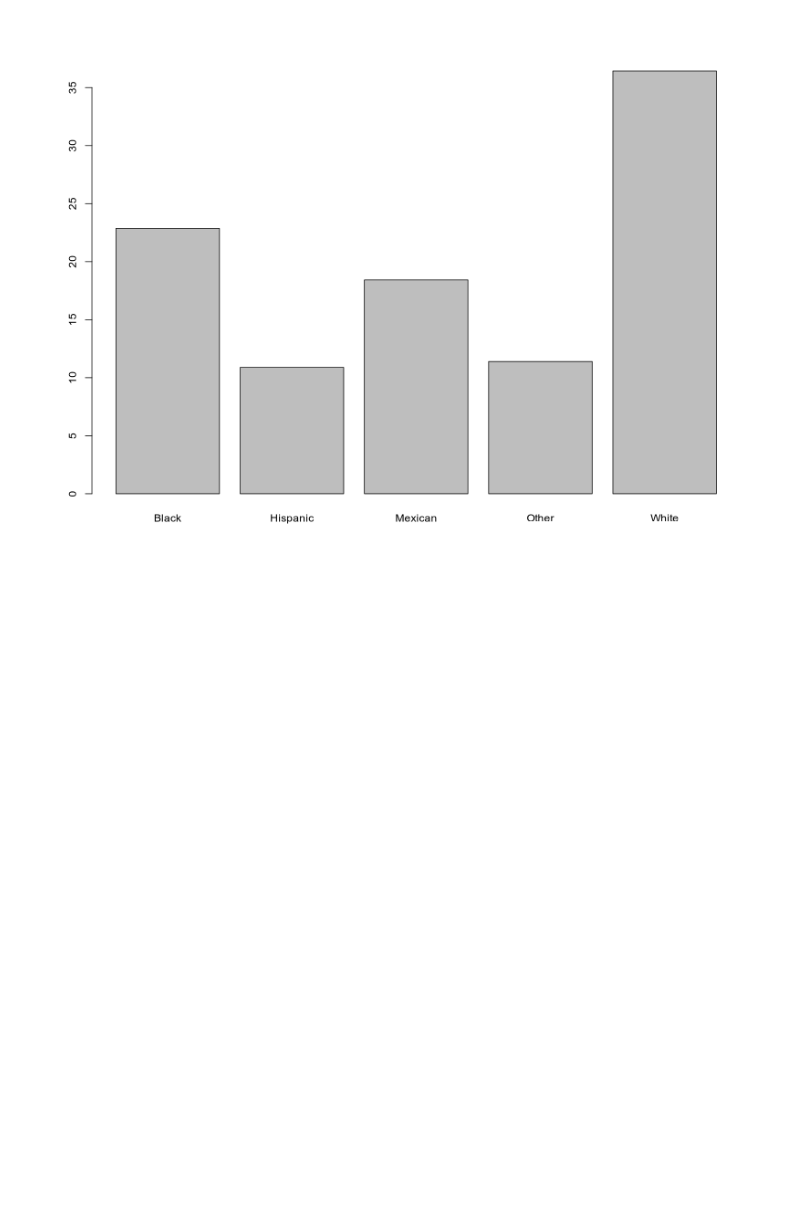
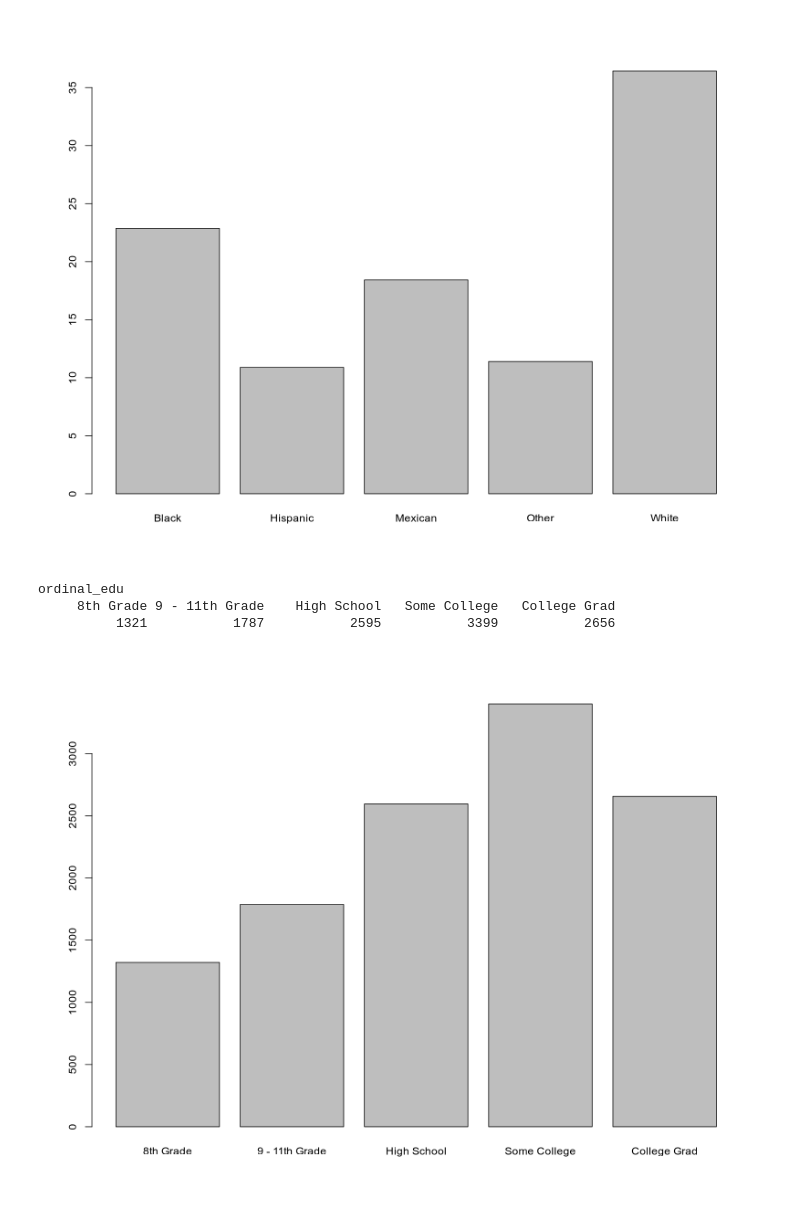
Before and after one commit to djynnius/learning-data-with-lara, a Jupyter notebook: Learniing R/00.functions.ipynb, the cells around one changed output. Saved outputs shown, nothing was run; the diff lists cells and outputs as text; code cells hidden in the pictures; blank space fills up the shorter version.

```diff
--- a/Learniing R/00.functions.ipynb
+++ b/Learniing R/00.functions.ipynb
@@ -197,3 +197,20 @@ barplot(race_freq)
 barplot(race_percent)
 # %% [output]
 [figure]
+# %%
+# ordinal categorical variables in R are referred to as factors
+ordinal_edu = factor(
+                  nhanes$Education,
+                  levels=c('8th Grade', '9 - 11th Grade', 'High School', 'Some College', 'College Grad'),
+                  ordered = T
+                )
+# %%
+table(ordinal_edu)
+# %% [output]
+ordinal_edu
+     8th Grade 9 - 11th Grade    High School   Some College   College Grad
+          1321           1787           2595           3399           2656
+# %%
+barplot(table(ordinal_edu))
+# %% [output]
+[figure, added]
```
